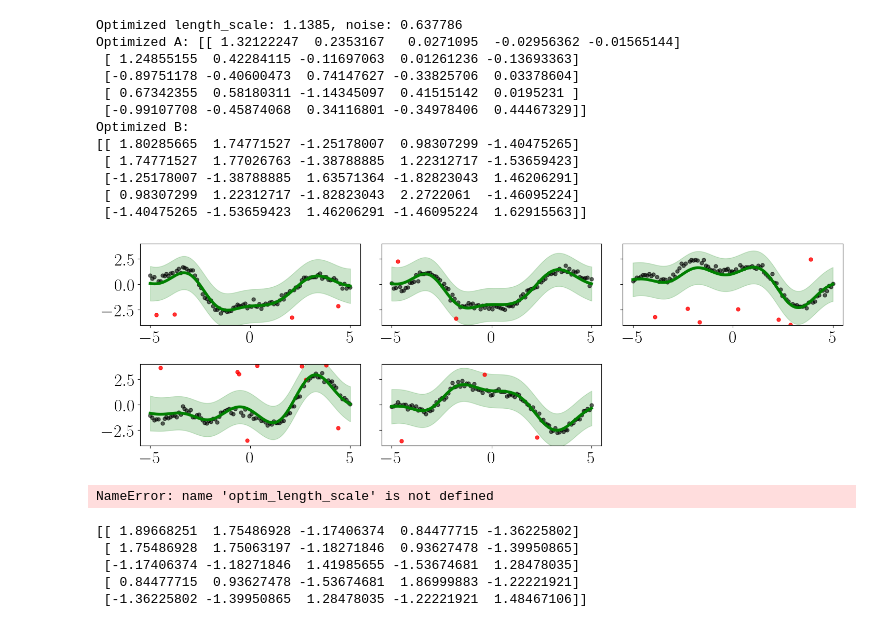
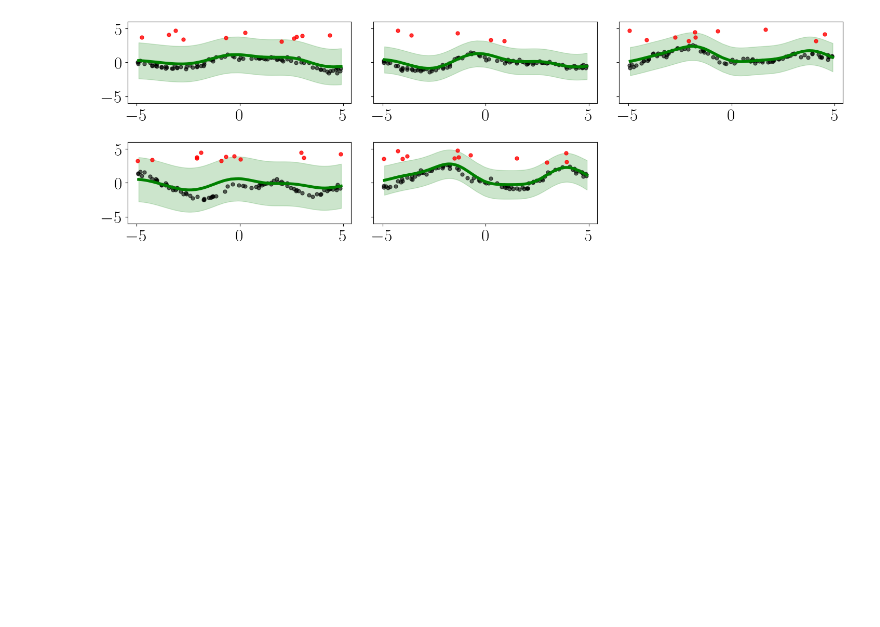
Before and after one commit to joshuarooijakkers/robust_conjugate_MOGP, a Jupyter notebook: experiments/synthetic/synthetic.ipynb, the cells around one changed output. Saved outputs shown, nothing was run; the diff lists cells and outputs as text; code cells hidden in the pictures; blank space fills up the shorter version.

```diff
--- a/experiments/synthetic/synthetic.ipynb
+++ b/experiments/synthetic/synthetic.ipynb
@@ -100,6 +131,6 @@ plt.show()
 # %%
-# mogp = MOGPRegressor(mean=0, length_scale=1.0, noise = np.array([0.2] * D), A = 2*A)
-mogp = MOGPRegressor_NC(mean=0, length_scale=1.0, noise = 0.2, A = 2*A)
+mogp = MOGPRegressor(mean=0, length_scale=1.0, noise = np.array([0.2] * D), A = 2*A)
+# mogp = MOGPRegressor_NC(mean=0, length_scale=1.0, noise = 0.2, A = 2*A)
 mogp.fit(x_train, Y_train)
 
 mogp.optimize_hyperparameters(
@@ -108,72 +139,37 @@ mogp.optimize_hyperparameters(
 # mogp.optimize_loo_cv(print_opt_param=True, print_iter_param=True)
 
 optim_A = mogp.A
 optim_noise = mogp.noise
 optim_B = optim_A @ optim_A.T
 optim_length_scale = mogp.length_scale
 
 # Predict on test points
-x_test = np.linspace(-5, 5, 200).reshape(-1, 1)
-mu, var = mogp.predict(x_test)
-std = np.sqrt(var + mogp.noise)
+mu_mogp, var_mogp = mogp.predict(x_test)
+std_mogp = np.sqrt(var_mogp + mogp.noise)
 
 # Plotting
 fig, axs = plt.subplots(2, 3, figsize=(15, 5))
 
 for i in range(D):
     ax = axs[i // 3, i % 3]
     # Separate inliers and outliers
     x_all = x_train.flatten()
     y_all = Y_train[:, i]
     is_outlier = outlier_mask[:, i]
 
     ax.plot(x_all[~is_outlier], y_all[~is_outlier], 'o', color='black', alpha=0.6, label=f'Output {i+1} - inliers')
     ax.plot(x_all[is_outlier], y_all[is_outlier], 'o', color='red', alpha=0.8, label='Outliers')
-    ax.plot(x_test.flatten(), mu[:, i], '-', color='Green', label=f'Predicted Mean')
-    ax.fill_between(x_test.flatten(), mu[:, i] - 2*std[:, i], mu[:, i] + 2*std[:, i], color='Green', alpha=0.2, label=f'±2 Std. Dev.')
-    ax.set_ylim([-4, 4])
+    ax.plot(x_test.flatten(), mu_mogp[:, i], '-', color='Green', label=f'Predicted Mean')
+    ax.fill_between(x_test.flatten(), mu_mogp[:, i] - 2*std_mogp[:, i], mu_mogp[:, i] + 2*std_mogp[:, i], color='Green', alpha=0.2, label=f'±2 Std. Dev.')
+    ax.set_ylim([-6, 6])
     if i % 3 != 0:
         ax.set_yticklabels([])
 
 # Hide the unused 6th subplot
 axs[1, 2].axis('off')
 
 plt.tight_layout()
 plt.show()
 # %% [output]
-Optimized length_scale: 1.1385, noise: 0.637786
-Optimized A: [[ 1.32122247  0.2353167   0.0271095  -0.02956362 -0.01565144]
- [ 1.24855155  0.42284115 -0.11697063  0.01261236 -0.13693363]
- [-0.89751178 -0.40600473  0.74147627 -0.33825706  0.03378604]
- [ 0.67342355  0.58180311 -1.14345097  0.41515142  0.0195231 ]
- [-0.99107708 -0.45874068  0.34116801 -0.34978406  0.44467329]]
-Optimized B:
-[[ 1.80285665  1.74771527 -1.25178007  0.98307299 -1.40475265]
- [ 1.74771527  1.77026763 -1.38788885  1.22312717 -1.53659423]
- [-1.25178007 -1.38788885  1.63571364 -1.82823043  1.46206291]
- [ 0.98307299  1.22312717 -1.82823043  2.2722061  -1.46095224]
- [-1.40475265 -1.53659423  1.46206291 -1.46095224  1.62915563]]
-[figure, old version]
+[figure, new version]
-# %%
-print(optim_length_scale, optim_noise, optim_B, optim_A)
-# %% [output]
-NameError: name 'optim_length_scale' is not defined
-# %%
-optim_length_scale = 1.061696494988019
-optim_noise = np.array([0.45680737, 0.13892191, 1.18322982, 1.11928684, 0.24289821])
-optim_A = np.array([
-    [ 1.36566701,  0.16359546, -0.03039177, -0.04429152, -0.04457859],
-    [ 1.22450705,  0.49520612,  0.00364741,  0.03231925, -0.07019624],
-    [-0.80605361, -0.37444349,  0.73783091, -0.2877616 ,  0.05220163],
-    [ 0.54649083,  0.52437645, -1.06080775,  0.41256893,  0.02915022],
-    [-0.93396831, -0.43440617,  0.34067198, -0.32880371,  0.44665004]
-])
-optim_B = optim_A @ optim_A.T
-print(optim_B)
-# %% [output]
-[[ 1.89668251  1.75486928 -1.17406374  0.84477715 -1.36225802]
- [ 1.75486928  1.75063197 -1.18271846  0.93627478 -1.39950865]
- [-1.17406374 -1.18271846  1.41985655 -1.53674681  1.28478035]
- [ 0.84477715  0.93627478 -1.53674681  1.86999883 -1.22221921]
- [-1.36225802 -1.39950865  1.28478035 -1.22221921  1.48467106]]
 # %%
```
Also changed, not shown: parts of 8 cells of this notebook.
